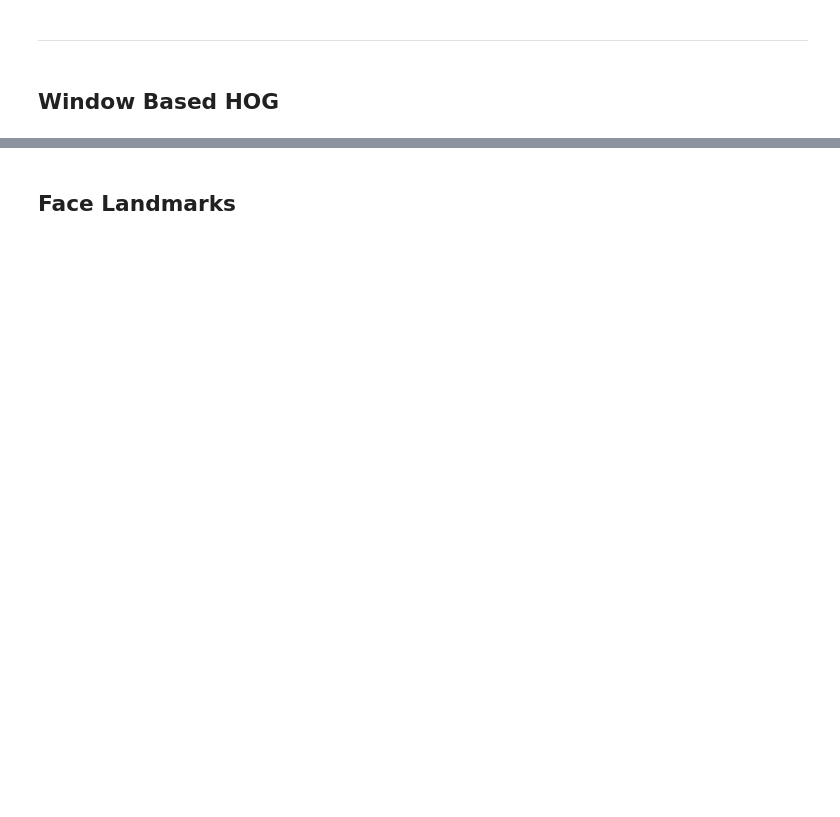
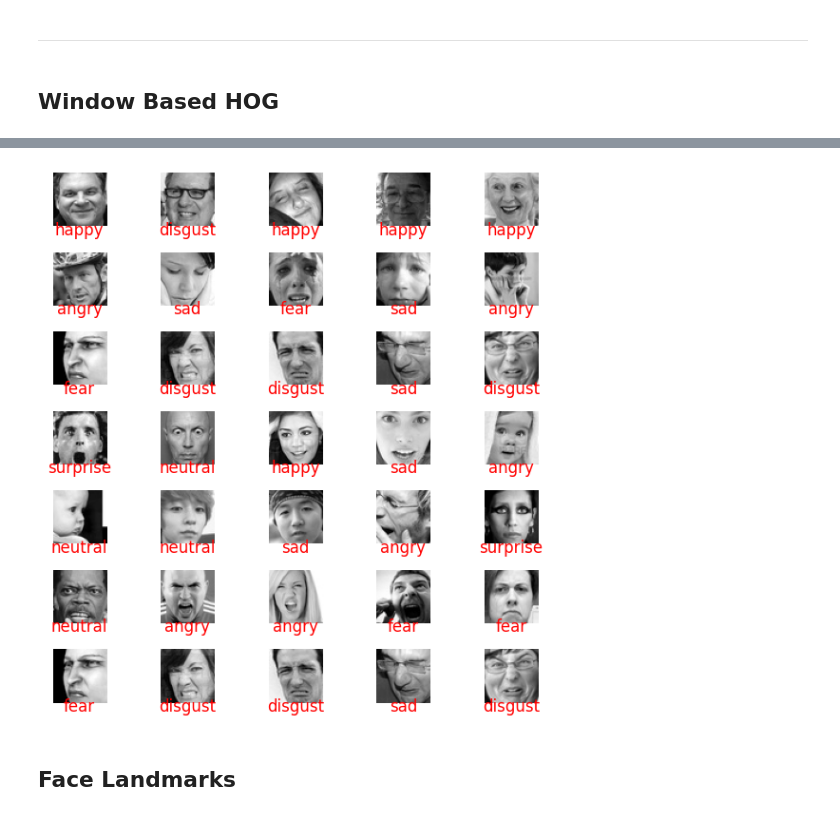
Before and after one commit to MGurcan/FaceEmotionRecognition, a Jupyter notebook: Scripts/ModelEducation/Methods/Method2/method2.ipynb, the cells around one changed output, grey strips where cells are left out. Cells and saved outputs as stored; diff of their text form; code cells hidden in the pictures; blank space fills up the shorter version.

```diff
--- a/Scripts/ModelEducation/Methods/Method2/method2.ipynb
+++ b/Scripts/ModelEducation/Methods/Method2/method2.ipynb
@@ -263,3 +256,31 @@ f1 score:  0.3253851347510371
+# %%
+optimal_window_size = 24
+optimal_window_step = 6
+
+X_train_hogged = get_window_based_hog_features(X_train, window_size=optimal_window_size, window_step=optimal_window_step)
+X_test_hogged= get_window_based_hog_features(images_small, window_size=optimal_window_size, window_step=optimal_window_step)
+sample_predictions = classify_with_randomforest(X_train_hogged, X_test_hogged, y_train, y_test)
+# %%
+# sample_predictions = ['angry', 'happy', 'sad', 'sad', 'happy', 'disgust', 'neutral', 'angry', 'sad', 'surprise', 'disgust', 'disgust', 'disgust', 'happy', 'disgust', 'surprise', 'disgust', 'surprise', 'angry', 'surprise', 'neutral', 'surprise', 'neutral', 'happy', 'neutral', 'neutral', 'neutral', 'surprise', 'happy', 'surprise', 'disgust', 'disgust', 'disgust', 'happy', 'disgust']
+
+fig, axes = plt.subplots(nrows=7, ncols=5, figsize=(6, 6))
+
+for row_num, row_ax in enumerate(axes):
+    for i, ax in enumerate(row_ax):
+        image_index = 5 * row_num + i
+
+        if image_index >= len(images_small):
+            break
+
+        ax.imshow(images_small[image_index], cmap='gray')
+        ax.axis('off')
+
+        ax.text(0.5, -0.15, sample_predictions[image_index], color='red', fontsize=12, ha='center', transform=ax.transAxes)
+
+plt.tight_layout()
+plt.show()
+# %% [output]
+[figure, added]
 # %% [markdown]
 ## Face Landmarks
 # %%
```
Also changed, not shown: parts of 22 cells of this notebook, 2 other files.
